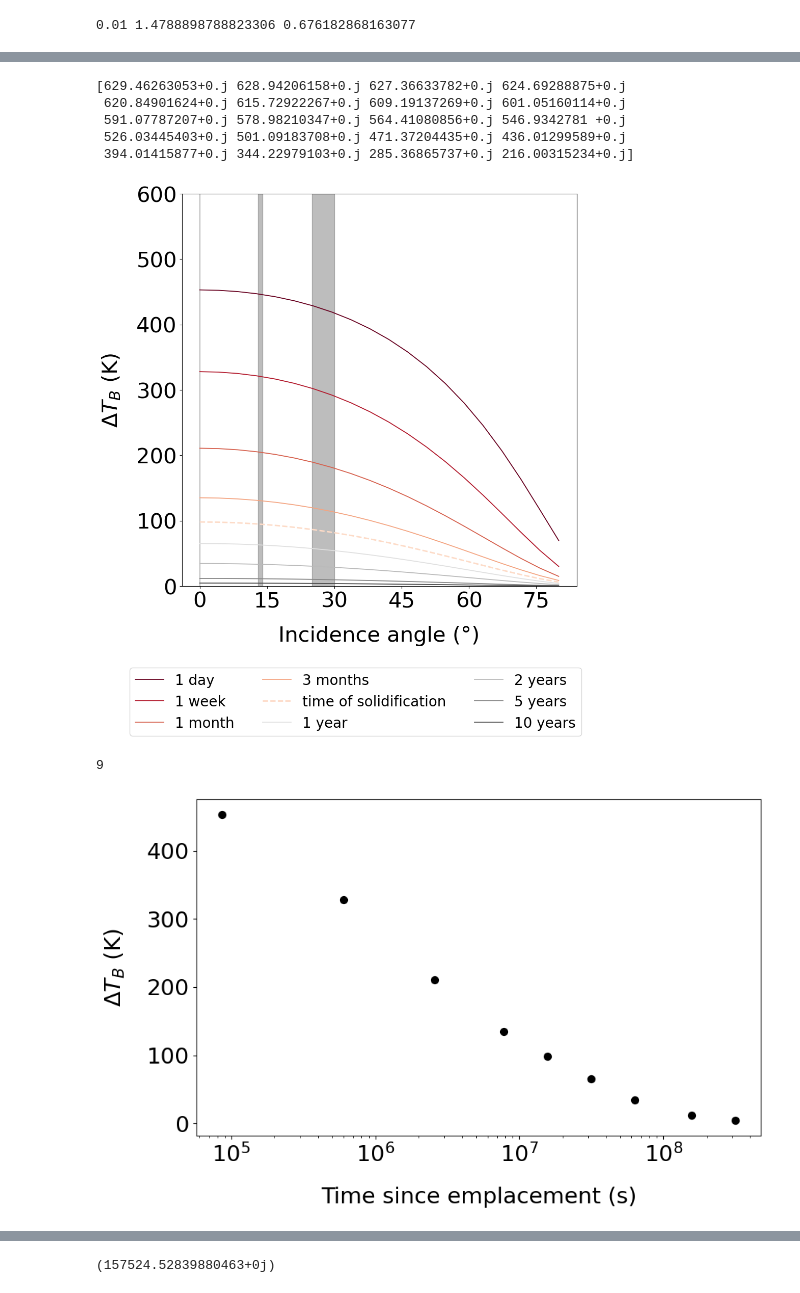
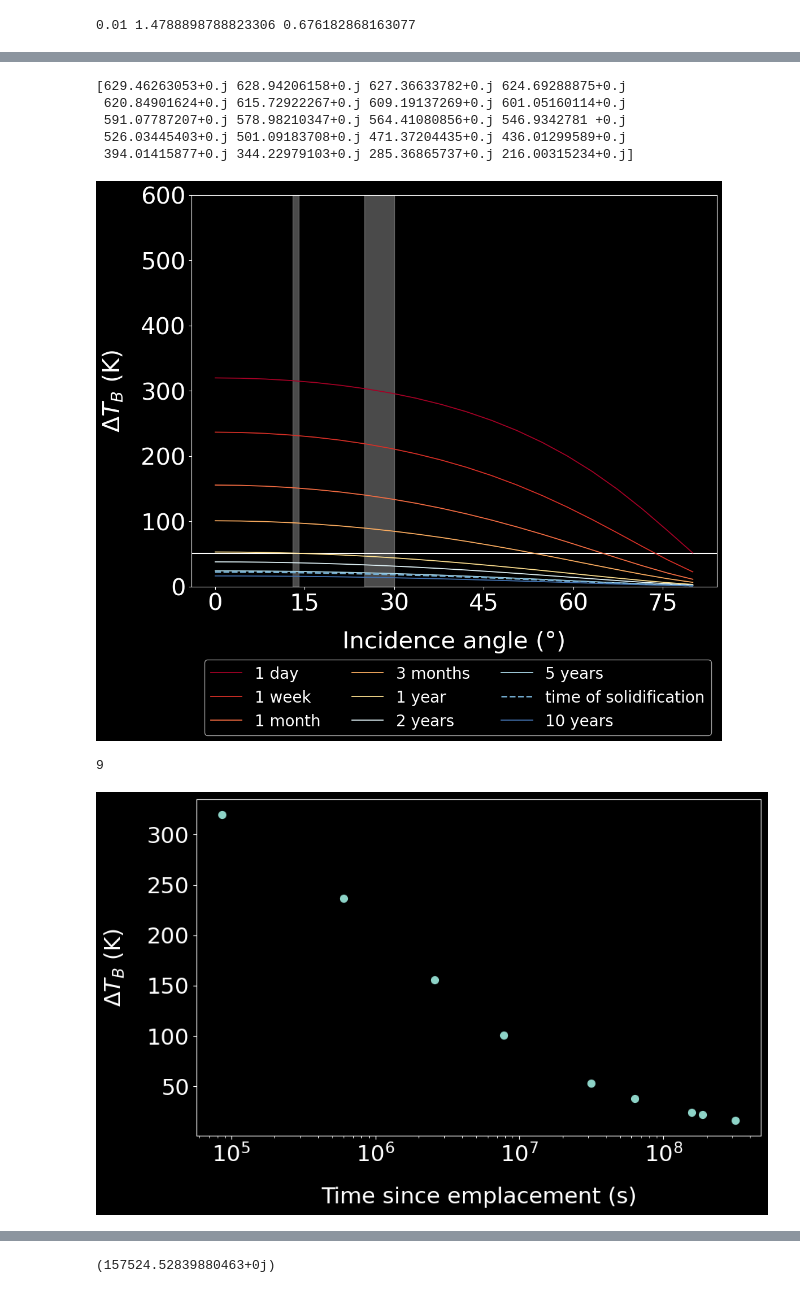
Before and after one commit to iganache/lavatherm1D, a Jupyter notebook: 1d_cooling_Earth.ipynb, the cells around one changed output, grey strips where cells are left out. Cells and saved outputs as stored; diff of their text form; code cells hidden in the pictures.

```diff
--- a/1d_cooling_Earth.ipynb
+++ b/1d_cooling_Earth.ipynb
@@ -383,7 +383,7 @@ elif t_solid_near == 0.0:
     Tsurf_solid = Ta
 
 
-    t_post_eq = np.arange(t_eq+10, t_eq + 20*3.1536e7, 10)
+    t_post_eq = np.arange(t_eq+10, t_eq + 10*3.1536e7, 10)
     C_up_post_eq = np.zeros_like(t_post_eq, dtype = np.float32)
     C_base_post_eq = np.zeros_like(t_post_eq, dtype = np.float32)
 
@@ -427,8 +427,8 @@ print(t_solid/24/3600)
 2152.6636230909826
 # %%
 # Temperature profiles of interest since eruption: 1 hour, 1 day, 1 week, 1 month, 1 year, 5 years, 10 years, and time of solidifcation
-# times = [24*3600, 7*24*3600, 30*24*3600, 90*24*3600, 365*24*3600, 2*365*24*3600, 5*365*24*3600, 10*365*24*3600]
-times = [24*3600, 7*24*3600, 30*24*3600, 365*24*3600, 10*365*24*3600, 20*365*24*3600, 25*365*24*3600, 50*365*24*3600]
+times = [24*3600, 7*24*3600, 30*24*3600, 90*24*3600, 365*24*3600, 2*365*24*3600, 5*365*24*3600, 10*365*24*3600]
+# times = [24*3600, 7*24*3600, 30*24*3600, 365*24*3600, 10*365*24*3600, 20*365*24*3600, 25*365*24*3600, 50*365*24*3600]
 # times.sort()
 times = np.array(times)
 # times = np.array(times.sort())
@@ -793,6 +790,7 @@ print(sidx)
 # %%
 
 ## Pre-solidification temperature profile
+plt.style.use('dark_background')
 fig, ax = plt.subplots(1,1)
 fig.set_size_inches(12, 9)
 
@@ -804,23 +802,23 @@ labels = ["1 day", "1 week", "1 month", "3 months", "1 year", "2 years", "5 year
 labels.insert(sidx, "time of solidification")
 
 # colors = ["#d0d1e6", "#a6bddb", "#67a9cf", "#3690c0", "#02818a", "#016450"]
-colors = ["#67001f", "#b2182b","#d6604d", "#f4a582", "#fddbc7", "#e0e0e0", "#bababa", "#878787", "#4d4d4d", "#1a1a1a"]
-# colors = ["#a50026", "#d73027", "#f46d43", "#fdae61", "#fee090", "#e0f3f8", "#abd9e9", "#74add1", "#4575b4", "#313695"]
+# colors = ["#67001f", "#b2182b","#d6604d", "#f4a582", "#fddbc7", "#e0e0e0", "#bababa", "#878787", "#4d4d4d", "#1a1a1a"]
+colors = ["#a50026", "#d73027", "#f46d43", "#fdae61", "#fee090", "#e0f3f8", "#abd9e9", "#74add1", "#4575b4", "#313695"]
 color_idx = 0
 label_idx = 0
 
 for i in range(len(depths_pre)):
-    ax.plot(temps_pre[i], depths_pre[i] , linewidth = 2, color = colors[color_idx], linestyle=(0, (5,1)),  label = labels[label_idx]) #str(int(times[color_idx]/3600/24)) + " d")
+    ax.plot(temps_pre[i], depths_pre[i] , linewidth = 1.5, color = colors[color_idx], linestyle=(0, (5,1)),  label = labels[label_idx]) #str(int(times[color_idx]/3600/24)) + " d")
     color_idx += 1
     label_idx += 1
 
-ax.plot(temp_solid, depth_solid , linewidth = 3.5, color = colors[color_idx], label = labels[label_idx])#,label = str(int(t_solid/3600/24)) + " d")
+ax.plot(temp_solid, depth_solid , linewidth = 2, color = colors[color_idx], label = labels[label_idx])#,label = str(int(t_solid/3600/24)) + " d")
 color_idx += 1
 label_idx += 1
 
 
 for i in range(len(temps_post)):
-    ax.plot(temps_post[i], depth_post , linewidth = 2, color = colors[color_idx], linestyle = (0, (5,1)), label = labels[label_idx]) #str(int(times[color_idx-1]/3600/24)) + " d")
+    ax.plot(temps_post[i], depth_post , linewidth = 1.5, color = colors[color_idx], linestyle = (0, (5,1)), label = labels[label_idx]) #str(int(times[color_idx-1]/3600/24)) + " d")
     color_idx += 1
     label_idx += 1
 
@@ -830,12 +828,12 @@ ax.set_xlim(700, Tlava+50)
 ax.set_xlabel("Temperature (K)", fontsize=25, labelpad=20)
 ax.set_ylabel("Lava flow thickness (m)", fontsize=25, labelpad=20)
 
-ax.legend(loc = "lower right", bbox_to_anchor=(0.95, 0.007), fontsize = 20, ncol = 2)
+ax.legend(loc = "lower left", bbox_to_anchor= (0.01, -0.4), fontsize = 20, ncol = 3)
 plt.xticks(fontsize = 25)
 plt.yticks(fontsize = 25)
 # plt.legend(fontsize = 14)
 plt.gca().xaxis.set_major_locator(MaxNLocator(prune='lower'))
 plt.locator_params(axis= 'x', nbins=6)
-# plt.savefig("dTdz_10m_Jan5.tif", bbox_inches='tight')
+plt.savefig("dTdz_30m_Mar4_v2.png", bbox_inches='tight')
 plt.show()
 # %% [output]
@@ -956,7 +954,7 @@ plt.show()
 
 rh, th, Rh, Th = FresnelH(eps0, eps1, thi_rad)
 fig, ax = plt.subplots(1,1)
-fig.set_size_inches(10, 10)
+fig.set_size_inches(12, 9)
 
 vensar_offnadir1 = 25
 vensar_offnadir2 = 30
@@ -964,9 +962,10 @@ vensar_offnadir2 = 30
 vensar_nearnadir1 =13
 vensar_nearnadir2 = 14
 
-ax.axvspan(vensar_offnadir1, vensar_offnadir2, alpha = 0.3, color = "#252525")
-ax.axvspan(vensar_nearnadir1, vensar_nearnadir2, alpha = 0.3, color = "#252525")
-ax.axvline(0, alpha = 0.3, color = "#252525")
+ax.axvspan(vensar_offnadir1, vensar_offnadir2, alpha = 0.3, color = "#f8f8f8") #"#252525")
+ax.axvspan(vensar_nearnadir1, vensar_nearnadir2, alpha = 0.3, color = "#f8f8f8") #"#252525")
+
+ax.axhline(51.163, color = "#ffffff", linewidth = 1.5) #"#252525")
 
 
 # ax.axhline(635.4576 - 51.163, color = "k", linestyle = ":")
@@ -979,36 +978,36 @@ ax.axvline(0, alpha = 0.3, color = "#252525")
 
 Tb_background = np.ones_like(thi_rad)*Ta*(1-Rh)
 print(Tb_background)
 
 for i in range(len(T_eff_all)):
     Tb = ((1-Rh) * T_eff_all[i]) - Tb_background
 
     if i == sidx:
         ax.plot(np.rad2deg(thi_rad), Tb, colors[i], linewidth = 2, linestyle = "--", label = labels[i])
     else:
         ax.plot(np.rad2deg(thi_rad), Tb, colors[i], linewidth = 1.3, label = labels[i])
 
 # ax.set_xlim(0, 60)
 ax.set_ylim(0, 600)
 
 ax.set_ylabel(r"$ \Delta T_{B} $ (K)", fontsize=30, labelpad=20)
 ax.set_xlabel("Incidence angle (°)", fontsize=30, labelpad=20)
 
-ax.legend(loc = "lower left", bbox_to_anchor= (-0.15, -0.4), fontsize = 20, ncol = 3)
+ax.legend(loc = "lower left", bbox_to_anchor= (0.01, -0.4), fontsize = 20, ncol = 3)
 plt.xticks(fontsize = 30)
 plt.yticks(fontsize = 30)
 plt.gca().xaxis.set_major_locator(MaxNLocator(prune='lower'))
 plt.locator_params(axis= 'x', nbins=6)
 
-# plt.savefig("delTb_1m_tand005.png", bbox_inches='tight')
+plt.savefig("delTb_30m_tand01_v2.png", bbox_inches='tight')
 plt.show()
 # %% [output]
 [629.46263053+0.j 628.94206158+0.j 627.36633782+0.j 624.69288875+0.j
  620.84901624+0.j 615.72922267+0.j 609.19137269+0.j 601.05160114+0.j
  591.07787207+0.j 578.98210347+0.j 564.41080856+0.j 546.9342781 +0.j
  526.03445403+0.j 501.09183708+0.j 471.37204435+0.j 436.01299589+0.j
  394.01415877+0.j 344.22979103+0.j 285.36865737+0.j 216.00315234+0.j]
-[figure, old version]
+[figure, new version]
 # %%
 ### nadir brightness temperature plots
 
@@ -1025,7 +1024,7 @@ for i in range(len(T_eff_all)):
     Tb_nadir_all.append(Tb[0])
 
 print(len(times_all))
-ax.scatter(times_all, Tb_nadir_all, color = 'k', s=50)
+ax.scatter(times_all, Tb_nadir_all, s=50)
 
 # ax.set_xlim(0, 60)
 # ax.set_ylim(0, 600)
@@ -1044,7 +1043,7 @@ plt.semilogx()
 plt.show()
 # %% [output]
 9
-[figure, old version]
+[figure, new version]
 # %%
 t_array = np.array(times_all)
 Tb_array = np.array(Tb_nadir_all)
```
Also changed, not shown: parts of 9 cells of this notebook, 5 other files.
